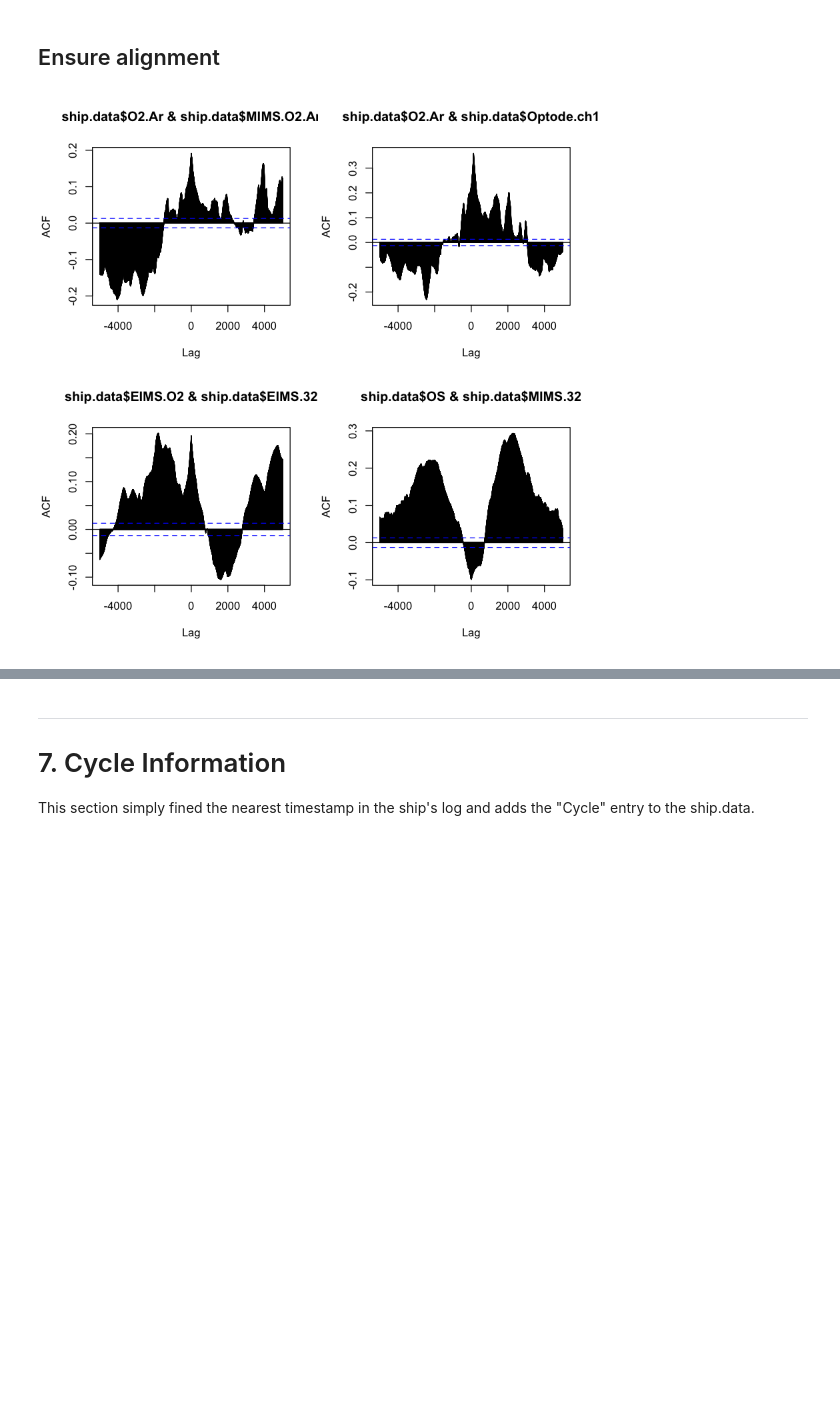
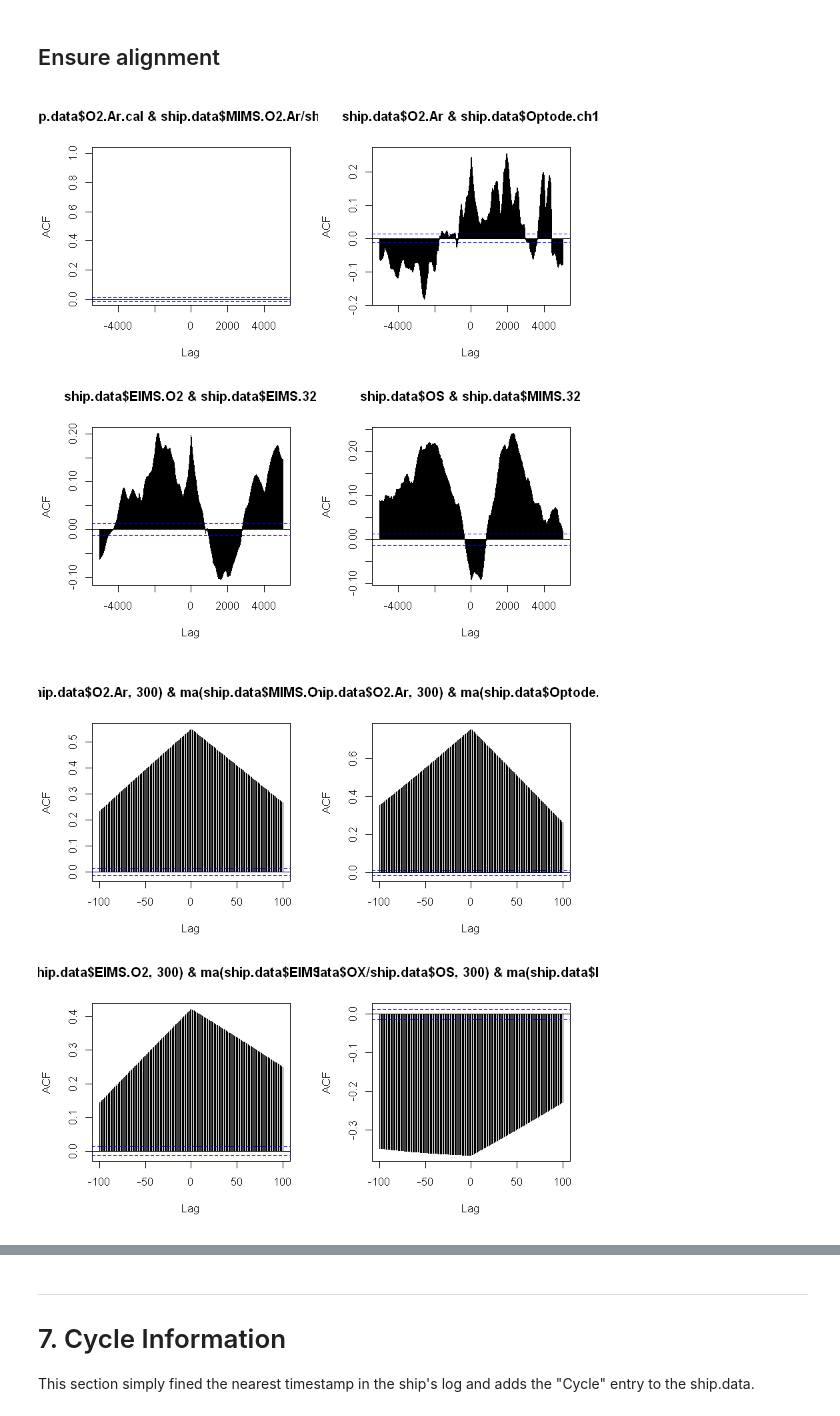
Before and after one commit to tbrycekelly/MIMS-TBK, a Jupyter notebook: Main Data Merge.ipynb, the cells around one changed output, grey strips where cells are left out. Cells and saved outputs as stored; diff of their text form; code cells hidden in the pictures; blank space fills up the shorter version.

```diff
--- a/Main Data Merge.ipynb
+++ b/Main Data Merge.ipynb
@@ -795,9 +815,24 @@ length(l) / nrow(ship.data)
 # %%
 par(mfrow=c(2,2))
 
-ccf(ship.data$O2.Ar, ship.data$MIMS.O2.Ar, lag.max = 5000)
+ccf(ship.data$O2.Ar/ship.data$O2.Ar.cal, ship.data$MIMS.O2.Ar/ship.data$MIMS.O2.Ar.cal, lag.max = 5000, ylim=c(0,1))
 ccf(ship.data$O2.Ar, ship.data$Optode.ch1, lag.max = 5000)
 ccf(ship.data$EIMS.O2, ship.data$EIMS.32, lag.max = 5000)
 ccf(ship.data$OS, ship.data$MIMS.32, lag.max = 5000)
 # %% [output]
-[figure, old version]
+[figure, new version]
+# %%
+ma <- function(x, n=5){
+    a = filter(x, rep(1/n,n), sides=2)
+    a[is.na(a)] = 0
+    a
+}
+
+par(mfrow=c(2,2))
+
+ccf(ma(ship.data$O2.Ar, 300), ma(ship.data$MIMS.O2.Ar, 300), lag.max = 100)
+ccf(ma(ship.data$O2.Ar, 300), ma(ship.data$Optode.ch2, 300), lag.max = 100)
+ccf(ma(ship.data$EIMS.O2, 300), ma(ship.data$EIMS.32, 300), lag.max = 100)
+ccf(ma(ship.data$OX/ship.data$OS, 300), ma(ship.data$MIMS.32, 300), lag.max = 100)
+# %% [output]
+[figure, added]
```
Also changed, not shown: parts of 20 cells of this notebook, 33 other files.
